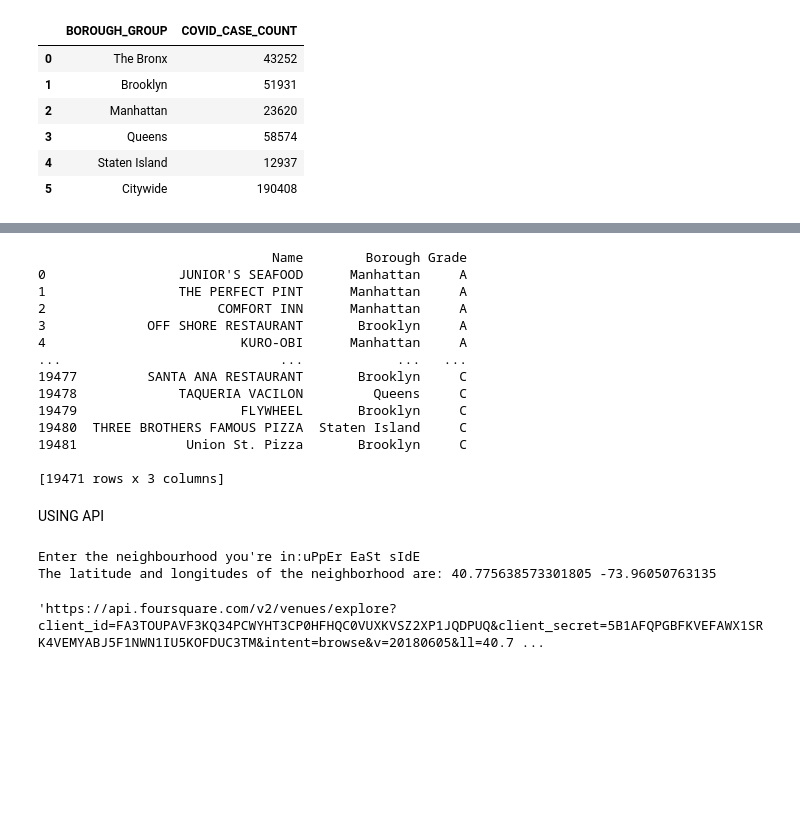
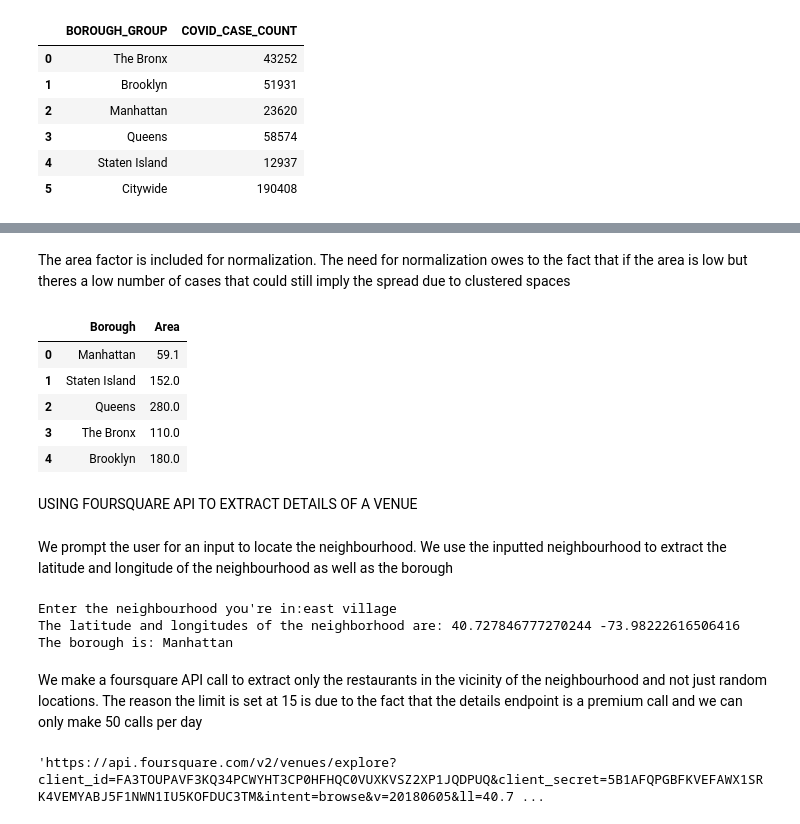
Before and after one commit to aanchal-n/Coursera_Capstone, a Jupyter notebook: predicting_social_distancing_friendly_restaurants_NY.ipynb, the cells around one changed output, grey strips where cells are left out. Saved outputs shown, nothing was run; the diff lists cells and outputs as text; code cells hidden in the pictures; blank space fills up the shorter version.

```diff
--- a/predicting_social_distancing_friendly_restaurants_NY.ipynb
+++ b/predicting_social_distancing_friendly_restaurants_NY.ipynb
@@ -123,43 +98,39 @@ restaurant_grades
-# %%
-dum_A = restaurant_grades.loc[restaurant_grades["Grade"]=="A"]
-dum_B= restaurant_grades.loc[restaurant_grades["Grade"]=="B"]
-dum_C=  restaurant_grades.loc[restaurant_grades["Grade"]=="C"]
-dum=dum_A.append(dum_B)
-restaurant_grades=dum.append(dum_C)
-restaurant_grades.reset_index(drop=True,inplace=True)
-restaurant_grades.drop(restaurant_grades[restaurant_grades["Borough"]=="0"].index,inplace=True)
-print(restaurant_grades)
-# %% [output]
-                              Name        Borough Grade
-0                 JUNIOR'S SEAFOOD      Manhattan     A
-1                 THE PERFECT PINT      Manhattan     A
-2                      COMFORT INN      Manhattan     A
-3             OFF SHORE RESTAURANT       Brooklyn     A
-4                         KURO-OBI      Manhattan     A
-...                            ...            ...   ...
-19477         SANTA ANA RESTAURANT       Brooklyn     C
-19478             TAQUERIA VACILON         Queens     C
-19479                     FLYWHEEL       Brooklyn     C
-19480  THREE BROTHERS FAMOUS PIZZA  Staten Island     C
-19481              Union St. Pizza       Brooklyn     C
-
-[19471 rows x 3 columns]
-# %% [markdown]
-USING API
+# %% [markdown]
+The area factor is included for normalization. The need for normalization owes to the fact that if the area is low but theres a low number of cases that could still imply the spread due to clustered spaces
+# %%
+url_area='https://raw.githubusercontent.com/aanchal-n/Coursera_Capstone/master/data/new_york_borough_area%20-%20Sheet1.csv'
+borough_area = pd.read_csv(url_area,sep=",")
+borough_area
+# %% [output]
+|  | Borough | Area |
+| 0 | Manhattan | 59.1 |
+| 1 | Staten Island | 152.0 |
+| 2 | Queens | 280.0 |
+| 3 | The Bronx | 110.0 |
+| 4 | Brooklyn | 180.0 |
+# %% [markdown]
+USING FOURSQUARE API TO EXTRACT DETAILS OF A VENUE
 # %%
 CLIENT_ID = 'FA3TOUPAVF3KQ34PCWYHT3CP0HFHQC0VUXKVSZ2XP1JQDPUQ'
 CLIENT_SECRET = '5B1AFQPGBFKVEFAWX1SRK4VEMYABJ5F1NWN1IU5KOFDUC3TM'
 VERSION = '20180605'
+# %% [markdown]
+We prompt the user for an input to locate the neighbourhood. We use the inputted neighbourhood to extract the latitude and longitude of the neighbourhood as well as the borough
 # %%
 cur_neighbourhood=input("Enter the neighbourhood you're in:")
 cur_lat=neighborhoods["Latitude"].loc[neighborhoods["Neighborhood"].str.lower()== cur_neighbourhood.lower()]
 cur_lat=list(cur_lat)[0]
 cur_long=neighborhoods["Longitude"].loc[neighborhoods["Neighborhood"].str.lower()== cur_neighbourhood.lower()]
 cur_long=list(cur_long)[0]
+borough_in=list(neighborhoods["Borough"].loc[neighborhoods["Neighborhood"].str.lower()== cur_neighbourhood.lower()])[0]
 print("The latitude and longitudes of the neighborhood are:",cur_lat,cur_long)
+print("The borough is:",borough_in)
 # %% [output]
-Enter the neighbourhood you're in:uPpEr EaSt sIdE
-The latitude and longitudes of the neighborhood are: 40.775638573301805 -73.96050763135
+Enter the neighbourhood you're in:east village
+The latitude and longitudes of the neighborhood are: 40.727846777270244 -73.98222616506416
+The borough is: Manhattan
+# %% [markdown]
+We make a foursquare API call to extract only the restaurants in the vicinity of the neighbourhood and not just random locations. The reason the limit is set at 15 is due to the fact that the details endpoint is a premium call and we can only make 50 calls per day
 # %%
 limit=15
 radius=500
```
Also changed, not shown: parts of 27 cells of this notebook.
